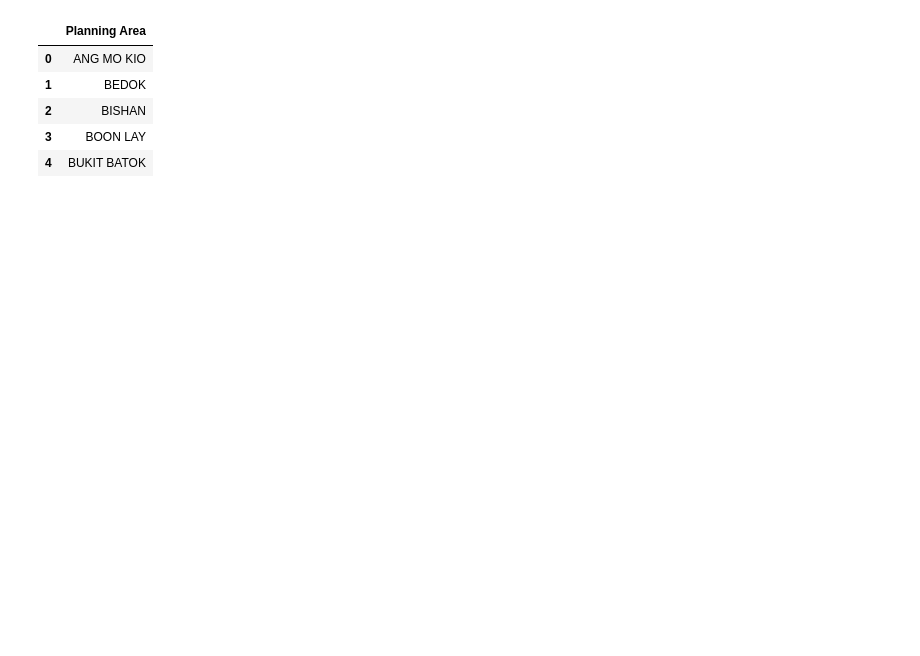
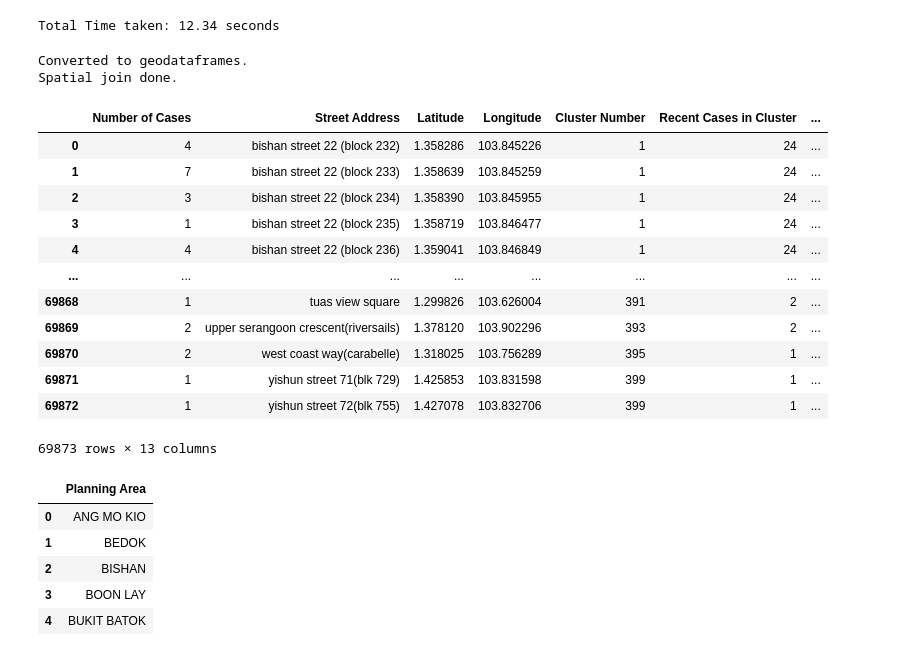
Before and after one commit to guidesify/ASAR_shiny, a Jupyter notebook: Data/scrape.ipynb, the cells around one changed output. Cells and saved outputs as stored; diff of their text form; code cells hidden in the pictures; blank space fills up the shorter version.

```diff
--- a/Data/scrape.ipynb
+++ b/Data/scrape.ipynb
@@ -523,0 +535,11 @@ df_final
+# %%
+# use G_MP19_LAND_USE_PL.geojson to get the land use
+with open("G_MP19_LAND_USE_PL.geojson") as f:
+    geojson = json.load(f)[0]
+
+# Create dataframe of features and the geometry
+df_features = pd.DataFrame(geojson["features"])
+df_features["geometry"] = df_features["geometry"].apply(lambda x: shape(x))
+df_features.drop(columns=["id", "type"], inplace=True)
+
+df_features
@@ -524,3 +560,52 @@ df_final
+# %%
+def extract_land_use(cell):
+    properties = cell["description"]
+    soup = BeautifulSoup(properties, "lxml")
+    land_use = soup.find("th", text="LU_DESC").find_next_sibling("td").text
+    return land_use
+
+# Use swifter in this case it's faster
+start = time.time()
+import swifter
+from swifter import set_defaults
+set_defaults(
+    allow_dask_on_strings=True,
+)
+
+df_features["Land Use"] = df_features["properties"].swifter.apply(lambda x: extract_land_use(x))
+df_features.drop(columns=["properties"], inplace=True)
+print("Total Time taken:", format(time.time() - start, ".2f"), "seconds")
+# %% [output]
+Total Time taken: 12.34 seconds
+# %%
+# Convert both dataframes to geodataframes
+gdf_features = gpd.GeoDataFrame(df_features, geometry=df_features["geometry"])
+print("Converted to geodataframes.")
+
+# Spatial join to get the land use of each point
+gdf_lat_long_land_use = gpd.sjoin(gdf_lat_long, gdf_features, how="left", op="within")
+gdf_lat_long_land_use.drop(columns=["index_right", "geometry", "type"], inplace=True)
+print("Spatial join done.")
+
+# Merge the land use to the original dataframe
+df_final = df_final.merge(gdf_lat_long_land_use, how="left", on=["Latitude", "Longitude"])
+df_final
+# %% [output]
+Converted to geodataframes.
+Spatial join done.
+|  | Number of Cases | Street Address | Latitude | Longitude | Cluster Number | Recent Cases in Cluster | ... |
+| 0 | 4 | bishan street 22 (block 232) | 1.358286 | 103.845226 | 1 | 24 | ... |
+| 1 | 7 | bishan street 22 (block 233) | 1.358639 | 103.845259 | 1 | 24 | ... |
+| 2 | 3 | bishan street 22 (block 234) | 1.358390 | 103.845955 | 1 | 24 | ... |
+| 3 | 1 | bishan street 22 (block 235) | 1.358719 | 103.846477 | 1 | 24 | ... |
+| 4 | 4 | bishan street 22 (block 236) | 1.359041 | 103.846849 | 1 | 24 | ... |
+| ... | ... | ... | ... | ... | ... | ... | ... |
+| 69868 | 1 | tuas view square | 1.299826 | 103.626004 | 391 | 2 | ... |
+| 69869 | 2 | upper serangoon crescent(riversails) | 1.378120 | 103.902296 | 393 | 2 | ... |
+| 69870 | 2 | west coast way(carabelle) | 1.318025 | 103.756289 | 395 | 1 | ... |
+| 69871 | 1 | yishun street 71(blk 729) | 1.425853 | 103.831598 | 399 | 1 | ... |
+| 69872 | 1 | yishun street 72(blk 755) | 1.427078 | 103.832706 | 399 | 1 | ... |
+69873 rows × 13 columns
 # %%
 # Save
 df_final.to_csv("dengue_final.csv", index=False)
```
Also changed, not shown: parts of 30 cells of this notebook, 11 other files.
